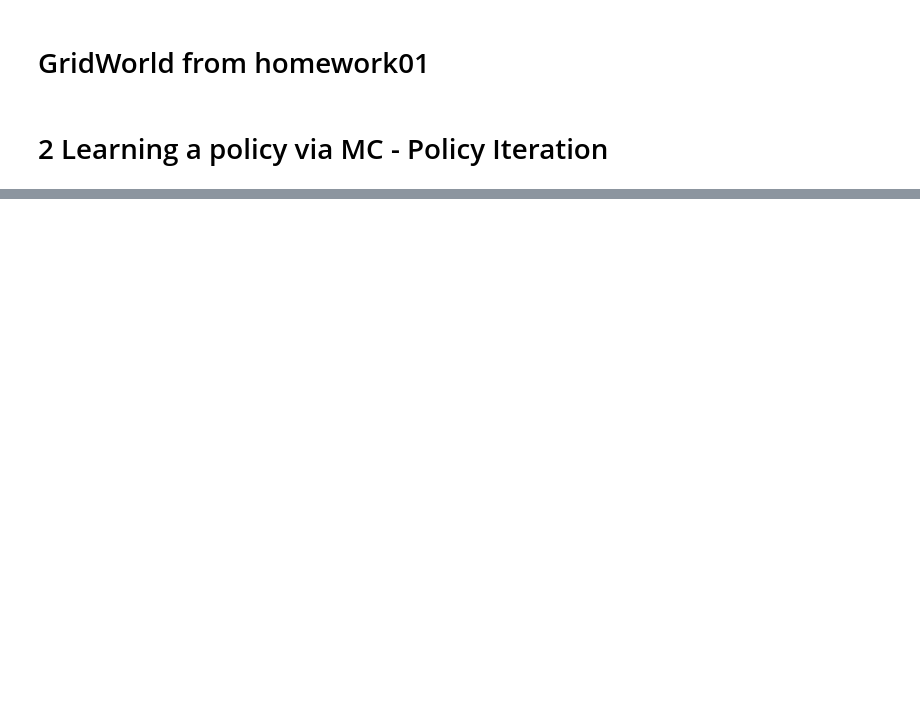
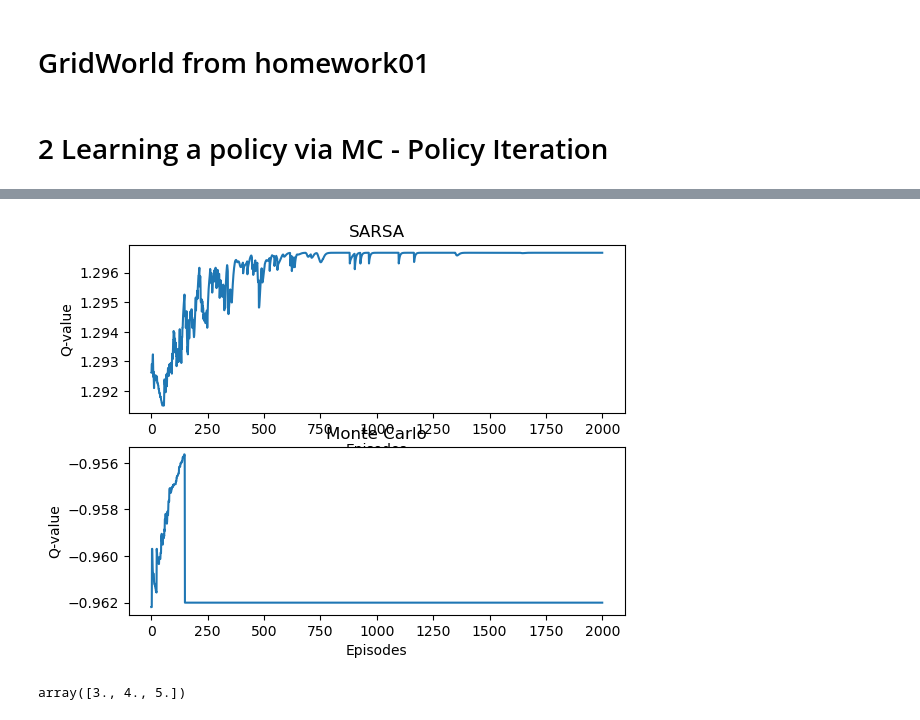
Before and after one commit to doelfi/DRL_BurgstalerDollmannWarnecke, a Jupyter notebook: WIP/homework03_Hendrik.ipynb, the cells around one changed output, grey strips where cells are left out. Drawn from its saved outputs; the diff is of its cells as text; code cells hidden in the pictures; blank space fills up the shorter version.

```diff
--- a/WIP/homework03_Hendrik.ipynb
+++ b/WIP/homework03_Hendrik.ipynb
@@ -361,0 +371,63 @@ plt.ylabel('Q-value');
+# %%
+# loop for task 3
+# the Q-value shown here is the start space with choosing action 4 (going right)
+# I run the normal learning algorithm, so not only updating specifically this one Q-value
+# I'm not even sure how I should only update one value in MC? Calculate all updates but only apllying one? Why?
+
+import time
+import matplotlib.pyplot as plt
+
+agent_SARSA = SARSA_Agent()
+agent_MC = MC_Agent()
+
+# task 3
+q_values_total_SARSA = []
+q_values_total_MC = []
+
+runs = 200
+
+for i in range(runs):
+
+
+    episodes = 2000
+
+    q_values_per_episode_SARSA = []
+    q_values_per_episode_MC = []
+
+    for k in range(episodes):
+        q_value_SARSA = agent_SARSA.play()
+        q_value_MC = agent_MC.play()
+        q_values_per_episode_SARSA.append(q_value_SARSA)
+        q_values_per_episode_MC.append(q_value_MC)
+
+    q_values_total_SARSA.append(q_values_per_episode_SARSA)
+    q_values_total_MC.append(q_values_per_episode_MC)
+
+
+data_SARSA = np.array(q_values_total_SARSA)
+data_MC = np.array(q_values_total_MC)
+
+average_q_values_per_episode_SARSA = np.average(data_SARSA, axis=0)
+average_q_values_per_episode_MC = np.average(data_MC, axis=0)
+%matplotlib inline
+
+plt.subplot(2,1,1)
+plt.plot(average_q_values_per_episode_SARSA);
+plt.xlabel('Episodes');
+plt.ylabel('Q-value');
+plt.title('SARSA');
+
+plt.subplot(2,1,2)
+plt.plot(average_q_values_per_episode_MC);
+plt.xlabel('Episodes');
+plt.ylabel('Q-value');
+plt.title('Monte Carlo');
+# %% [output]
+[figure, added]
+# %%
+# loop for task 3
+
+data = np.array([[1, 2, 3], [5, 6, 7]])
+np.average(data, axis=0)
+# %% [output]
+array([3., 4., 5.])
```
Also changed, not shown: parts of 5 cells of this notebook.
